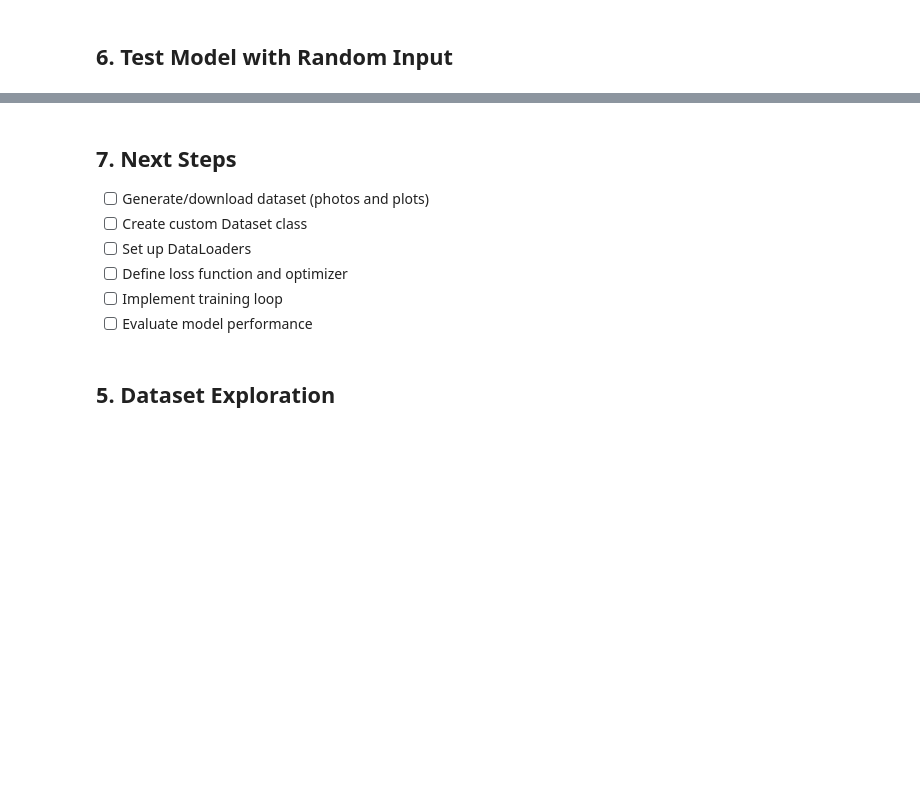
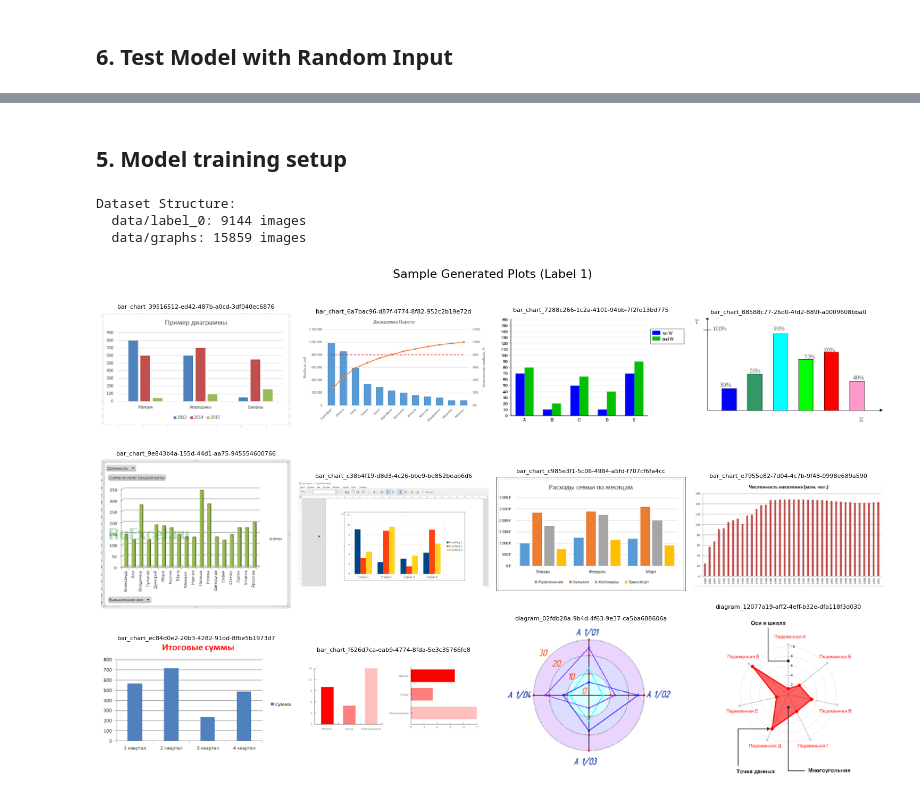
Before and after one commit to Timoite/nocturna-dark-mode, a Jupyter notebook: train.ipynb, the cells around one changed output, grey strips where cells are left out. Drawn from its saved outputs; the diff is of its cells as text; code cells hidden in the pictures; blank space fills up the shorter version.

```diff
--- a/train.ipynb
+++ b/train.ipynb
@@ -103,37 +147,33 @@ with torch.no_grad():
-# %% [markdown]
-## 7. Next Steps
-
-- [ ] Generate/download dataset (photos and plots)
-- [ ] Create custom Dataset class
-- [ ] Set up DataLoaders
-- [ ] Define loss function and optimizer
-- [ ] Implement training loop
-- [ ] Evaluate model performance
-# %% [markdown]
-## 5. Dataset Exploration
+# %% [markdown]
+## 5. Model training setup
 # %%
 # Check dataset structure
 import os
 
 data_dir = Path('data')
 label_0_dir = data_dir / 'label_0'  # Photos (to be filled)
-label_1_dir = data_dir / 'label_1'  # Generated plots
+label_1_dir = data_dir / 'graphs'  # Generated plots
 
 print("Dataset Structure:")
 print(f"  {label_0_dir}: {len(list(label_0_dir.glob('*.png')) + list(label_0_dir.glob('*.jpg')))} images")
 print(f"  {label_1_dir}: {len(list(label_1_dir.glob('*.png')) + list(label_1_dir.glob('*.jpg')))} images")
 
 # Show sample plots
 plot_files = sorted(list(label_1_dir.glob('*.png')))[:12]
 if plot_files:
     fig, axes = plt.subplots(3, 4, figsize=(15, 10))
     fig.suptitle('Sample Generated Plots (Label 1)', fontsize=16)
     for idx, (ax, img_path) in enumerate(zip(axes.flat, plot_files)):
         img = Image.open(img_path)
         ax.imshow(img)
         ax.set_title(img_path.stem, fontsize=8)
         ax.axis('off')
     plt.tight_layout()
     plt.show()
 else:
     print("\nNo plots found in label_1 directory!")
+# %% [output]
+Dataset Structure:
+  data/label_0: 9144 images
+  data/graphs: 15859 images
+[figure, added]
```
Also changed, not shown: parts of 18 cells of this notebook.
